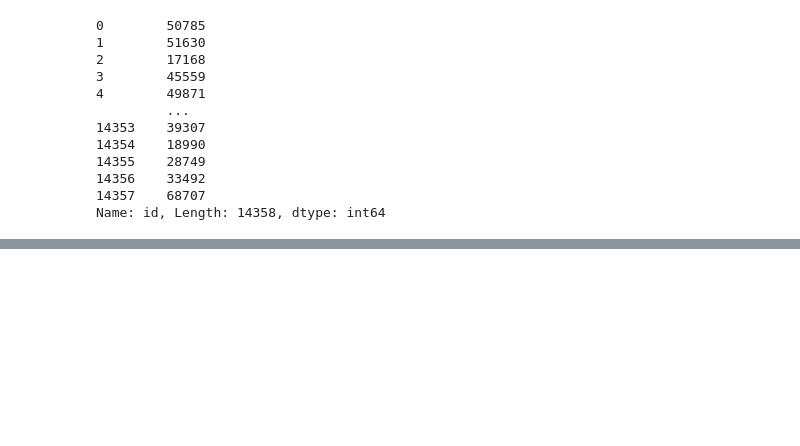
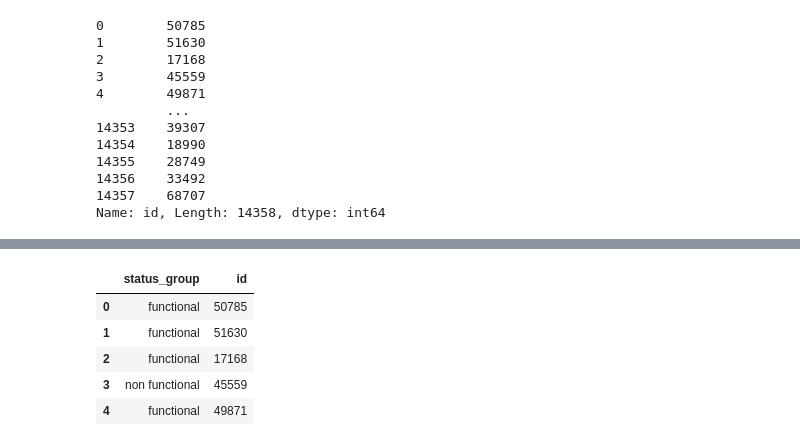
Before and after one commit to yestrella14/DS-Unit-2-Kaggle-Challenge, a Jupyter notebook: LS_DS_223_assignment.ipynb, the cells around one changed output, grey strips where cells are left out. Saved outputs shown, nothing was run; the diff lists cells and outputs as text; code cells hidden in the pictures; blank space fills up the shorter version.

```diff
--- a/LS_DS_223_assignment.ipynb
+++ b/LS_DS_223_assignment.ipynb
@@ -181,0 +221,31 @@ y_Test=test(target)
+# %%
+from sklearn.impute import SimpleImputer
+from sklearn.experimental import enable_iterative_imputer
+from sklearn.impute import IterativeImputer
+
+from sklearn.ensemble import RandomForestClassifier
+from sklearn.pipeline import make_pipeline
+from sklearn.model_selection import cross_val_score, KFold
+from sklearn.preprocessing import StandardScaler
+import category_encoders as ce
+
+
+pipeline= make_pipeline(
+    ce.OrdinalEncoder(),
+    StandardScaler(),
+    #ce.TargetEncoder(min_samples_leaf=2, smoothing=1),
+    SimpleImputer(strategy='mean'),
+    RandomForestClassifier(random_state=0, n_jobs=-1, max_depth=100)
+)
+
+kFolds_cv = KFold(n_splits=10, shuffle=True, random_state=14)
+
+# Fit the model using k-fold cross-validation
+cv_scores = cross_val_score(pipeline, X_Train, y_Train,
+                           cv=kFolds_cv, scoring='accuracy')
+
+# Print the mean score
+print('All cv scores: ', cv_scores)
+
+# Print the mean score
+print('Mean of all cv scores: ', cv_scores.mean())
@@ -181,0 +256,2 @@ y_Test=test(target)
+# %%
+X_test=test[features]
@@ -181,0 +271,14 @@ y_Test=test(target)
+# %%
+pipeline.fit(X_Train, y_Train)
+y_pred = pipeline.predict(X_test)
+# %%
+my_submission = pd.DataFrame(y_pred, columns=['status_group'])
+my_submission['id']=test_id
+my_submission.head()
+# %% [output]
+|  | status_group | id |
+| 0 | functional | 50785 |
+| 1 | functional | 51630 |
+| 2 | functional | 17168 |
+| 3 | non functional | 45559 |
+| 4 | functional | 49871 |
```
Also changed, not shown: parts of 13 cells of this notebook.
